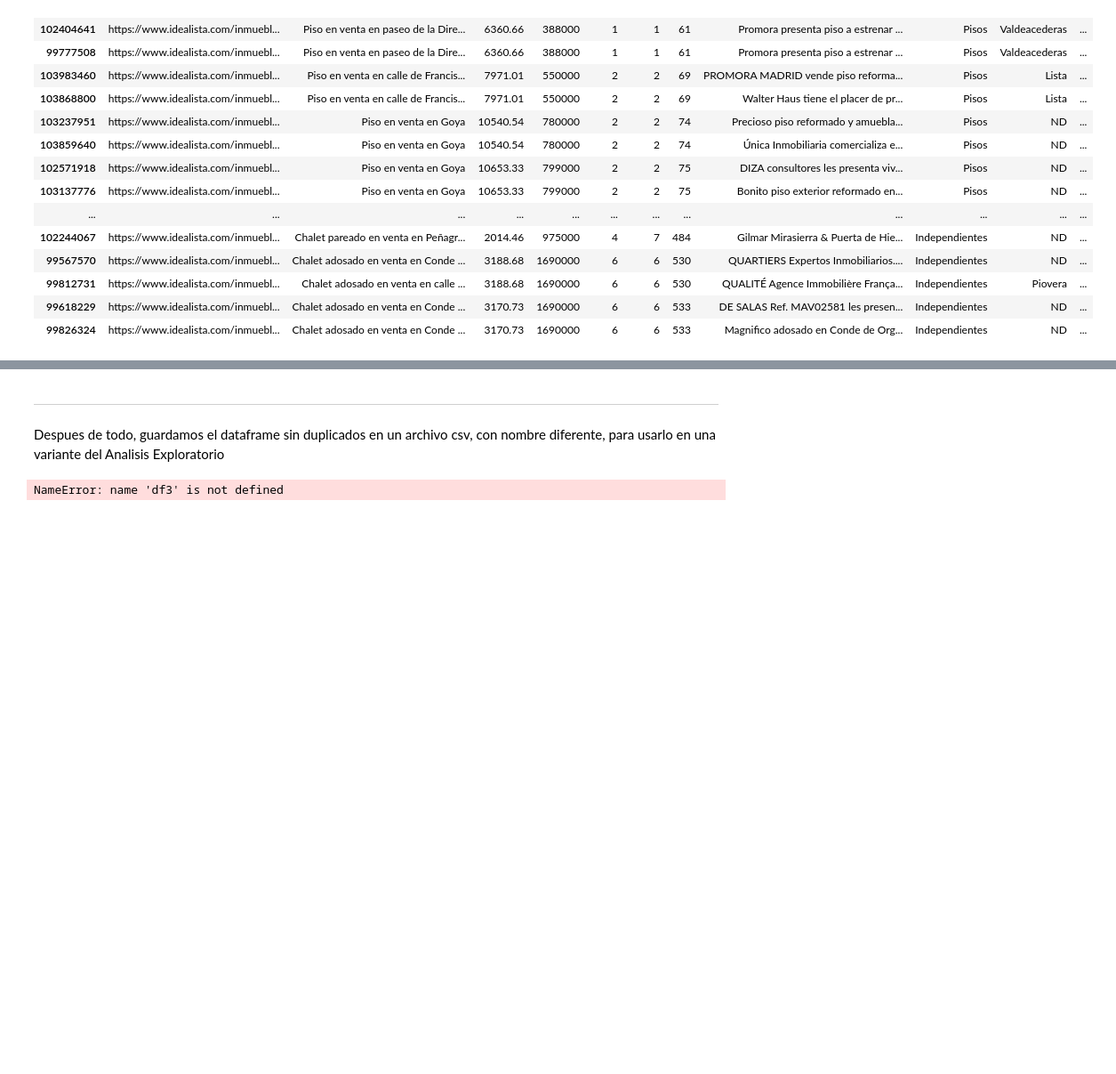
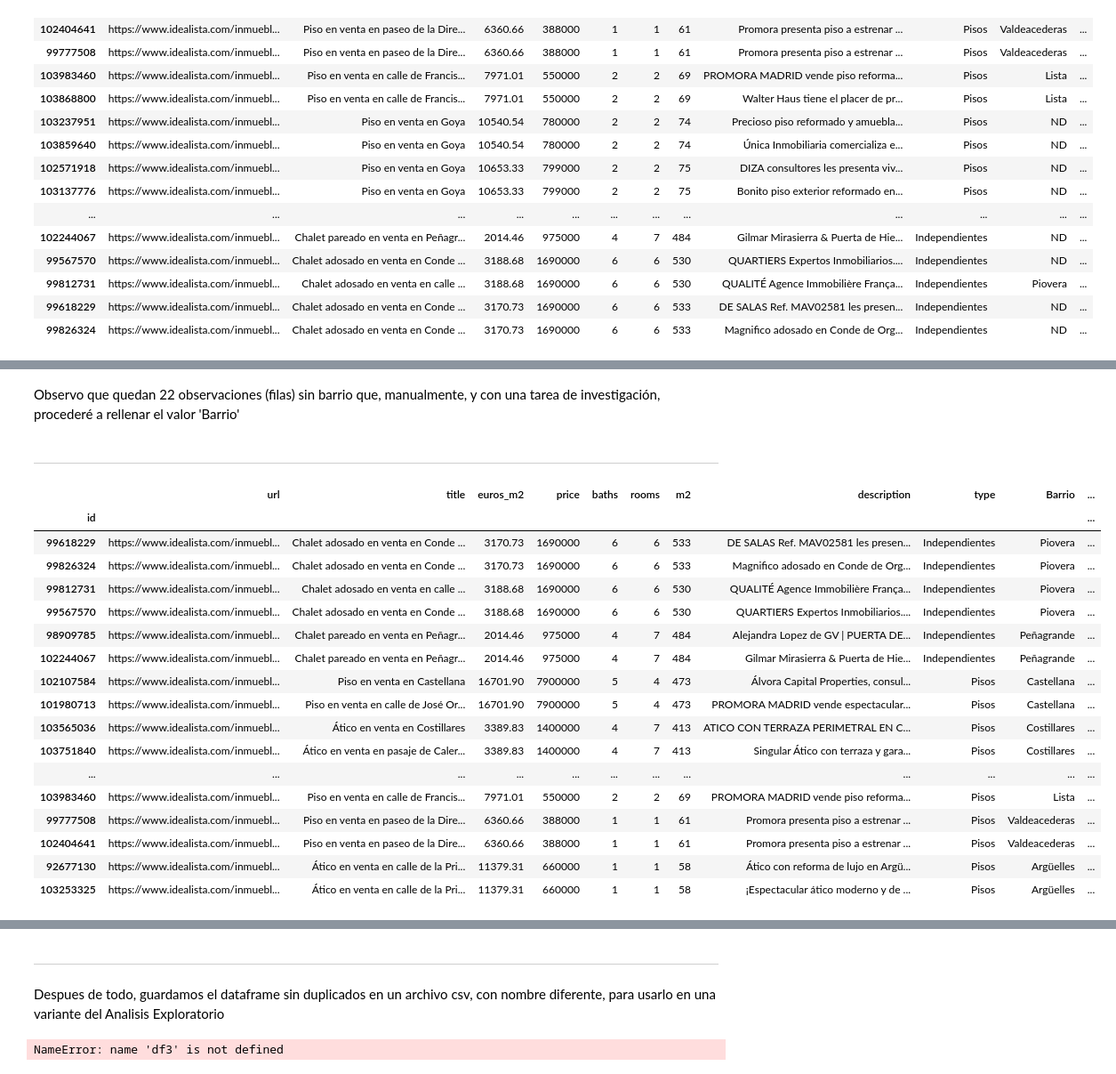
Before and after one commit to angelgvill/DS_Analisis_Datos, a Jupyter notebook: notebooks/02_Analisis_exploratorio.ipynb, the cells around one changed output, grey strips where cells are left out. Shown at 89% size. Drawn from its saved outputs; the diff is of its cells as text; code cells hidden in the pictures; blank space fills up the shorter version.

```diff
--- a/notebooks/02_Analisis_exploratorio.ipynb
+++ b/notebooks/02_Analisis_exploratorio.ipynb
@@ -1130,0 +1132,11 @@ Voy a aplicar un codigo que va borrando duplicados con algunos criterios sucesiv
+# %%
+pd.set_option('display.max_colwidth', 100)
+
+# Voy a hacar algunas busquedas de title, para ver si dicen el barrio y reemplazar valores ND en 'Barrio'
+df_limp1.loc[(df_limp1['Barrio'] == 'ND') & (df_limp1['title'].str.contains('Piovera', na=False)), 'Barrio'] = 'Piovera'
+df_limp1.loc[(df_limp1['Barrio'] == 'ND') & (df_limp1['title'].str.contains('Nueva España', na=False)), 'Barrio'] = 'Nueva España'
+df_limp1.loc[(df_limp1['Barrio'] == 'ND') & (df_limp1['title'].str.contains('Rios Rosas', na=False)), 'Barrio'] = 'Rios Rosas'
+
+
+df_limp1[df_limp1['Barrio'] == 'ND'].shape
+#y así puedo seguir con cada uno de los 131 distritos de Madrid, revisando las 351 filas... así que voy a hacer un bucle
@@ -1130,0 +1147,4 @@ Voy a aplicar un codigo que va borrando duplicados con algunos criterios sucesiv
+# %%
+barrios_Madrid = pd.read_csv('../data/external/Madrid_Barrios.csv', sep=';')
+bM = barrios_Madrid.copy().set_index('CODDIS')
+bM.head(15)
@@ -1130,0 +1169,7 @@ Voy a aplicar un codigo que va borrando duplicados con algunos criterios sucesiv
+# %%
+# Iterar sobre cada valor de 'NOMBRE' en bM
+for barrio in bM['NOMBRE']:
+    # Aplicar las condiciones anteriores y reemplazar valor de cada barrio df_limp1
+    df_limp1.loc[(df_limp1['Barrio'] == 'ND') & (df_limp1['title'].str.contains(barrio, na=False)), 'Barrio'] = barrio
+
+df_limp1[df_limp1['Barrio'] == 'ND']
@@ -1131,3 +1195,35 @@ Voy a aplicar un codigo que va borrando duplicados con algunos criterios sucesiv
+# %% [markdown]
+Observo que quedan 22 observaciones (filas) sin barrio que, manualmente, y con una tarea de investigación, procederé a rellenar el valor 'Barrio'
+# %% [markdown]
+_______________________________
+# %%
+# Filtrar filas donde 'barrio', 'm2', 'price', 'rooms', y 'baths' están duplicados
+df_duplicates_all = df_limp1[df_limp1.duplicated(subset=['Barrio', 'm2', 'price', 'rooms', 'baths'], keep=False)]
+
+#Ordenar las filas resultantes por 'm2' en orden descendente
+duplicates_all_sorted = df_duplicates_all.sort_values(by='m2', ascending=False)
+
+pd.set_option('display.max_colwidth', 700)
+duplicates_all_sorted
+# %% [output]
+|  | url | title | euros_m2 | price | baths | rooms | m2 | description | type | Barrio | ... |
+| id |  |  |  |  |  |  |  |  |  |  | ... |
+| 99618229 | https://www.idealista.com/inmuebl... | Chalet adosado en venta en Conde ... | 3170.73 | 1690000 | 6 | 6 | 533 | DE SALAS Ref. MAV02581 les presen... | Independientes | Piovera | ... |
+| 99826324 | https://www.idealista.com/inmuebl... | Chalet adosado en venta en Conde ... | 3170.73 | 1690000 | 6 | 6 | 533 | Magnifico adosado en Conde de Org... | Independientes | Piovera | ... |
+| 99812731 | https://www.idealista.com/inmuebl... | Chalet adosado en venta en calle ... | 3188.68 | 1690000 | 6 | 6 | 530 | QUALITÉ Agence Immobilière França... | Independientes | Piovera | ... |
+| 99567570 | https://www.idealista.com/inmuebl... | Chalet adosado en venta en Conde ... | 3188.68 | 1690000 | 6 | 6 | 530 | QUARTIERS Expertos Inmobiliarios.... | Independientes | Piovera | ... |
+| 98909785 | https://www.idealista.com/inmuebl... | Chalet pareado en venta en Peñagr... | 2014.46 | 975000 | 4 | 7 | 484 | Alejandra Lopez de GV | PUERTA DE... | Independientes | Peñagrande | ... |
+| 102244067 | https://www.idealista.com/inmuebl... | Chalet pareado en venta en Peñagr... | 2014.46 | 975000 | 4 | 7 | 484 | Gilmar Mirasierra & Puerta de Hie... | Independientes | Peñagrande | ... |
+| 102107584 | https://www.idealista.com/inmuebl... | Piso en venta en Castellana | 16701.90 | 7900000 | 5 | 4 | 473 | Álvora Capital Properties, consul... | Pisos | Castellana | ... |
+| 101980713 | https://www.idealista.com/inmuebl... | Piso en venta en calle de José Or... | 16701.90 | 7900000 | 5 | 4 | 473 | PROMORA MADRID vende espectacular... | Pisos | Castellana | ... |
+| 103565036 | https://www.idealista.com/inmuebl... | Ático en venta en Costillares | 3389.83 | 1400000 | 4 | 7 | 413 | ATICO CON TERRAZA PERIMETRAL EN C... | Pisos | Costillares | ... |
+| 103751840 | https://www.idealista.com/inmuebl... | Ático en venta en pasaje de Caler... | 3389.83 | 1400000 | 4 | 7 | 413 | Singular Ático con terraza y gara... | Pisos | Costillares | ... |
+| ... | ... | ... | ... | ... | ... | ... | ... | ... | ... | ... | ... |
+| 103983460 | https://www.idealista.com/inmuebl... | Piso en venta en calle de Francis... | 7971.01 | 550000 | 2 | 2 | 69 | PROMORA MADRID vende piso reforma... | Pisos | Lista | ... |
+| 99777508 | https://www.idealista.com/inmuebl... | Piso en venta en paseo de la Dire... | 6360.66 | 388000 | 1 | 1 | 61 | Promora presenta piso a estrenar ... | Pisos | Valdeacederas | ... |
+| 102404641 | https://www.idealista.com/inmuebl... | Piso en venta en paseo de la Dire... | 6360.66 | 388000 | 1 | 1 | 61 | Promora presenta piso a estrenar ... | Pisos | Valdeacederas | ... |
+| 92677130 | https://www.idealista.com/inmuebl... | Ático en venta en calle de la Pri... | 11379.31 | 660000 | 1 | 1 | 58 | Ático con reforma de lujo en Argü... | Pisos | Argüelles | ... |
+| 103253325 | https://www.idealista.com/inmuebl... | Ático en venta en calle de la Pri... | 11379.31 | 660000 | 1 | 1 | 58 | ¡Espectacular ático moderno y de ... | Pisos | Argüelles | ... |
 # %%
 duplicated_m2_sorted
 # %% [output]
```
Also changed, not shown: parts of 5 cells of this notebook.
